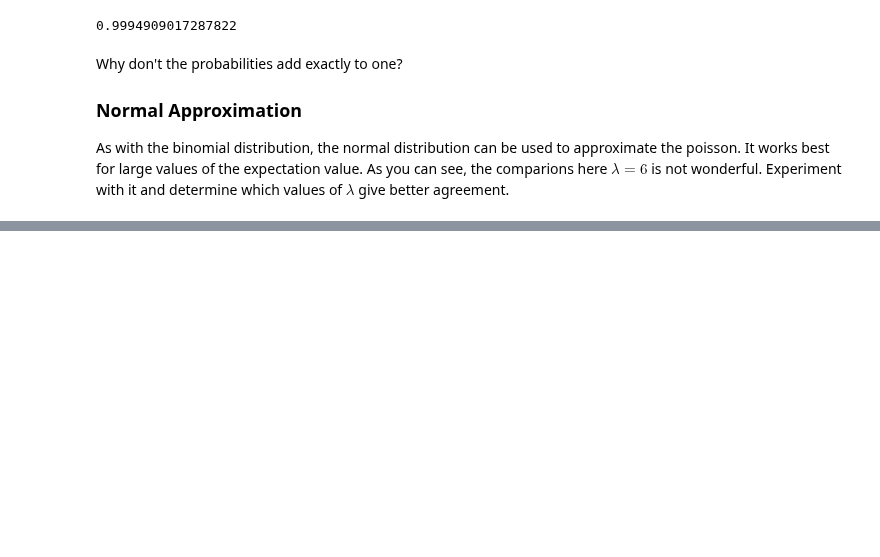
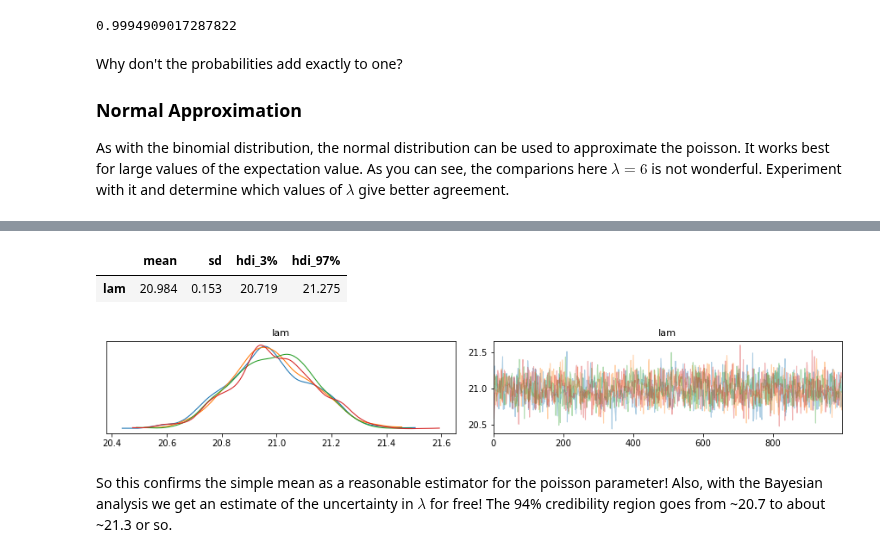
Before and after one commit to sspickle/instrumentation-projects, a Jupyter notebook: proj5/Poisson Distribution.ipynb, the cells around one changed output, grey strips where cells are left out. Drawn from its saved outputs; the diff is of its cells as text; code cells hidden in the pictures; blank space fills up the shorter version.

```diff
--- a/proj5/Poisson Distribution.ipynb
+++ b/proj5/Poisson Distribution.ipynb
@@ -180,0 +185,6 @@ pl.grid()
+# %%
+y=pd.read_csv('poisson.csv').data.values
+mu = y.mean()
+ndata = len(y)
+
+ndata, mu
@@ -180,0 +195,5 @@ pl.grid()
+# %%
+with pm.Model() as model:
+    lam = pm.HalfCauchy("lam",50) # start with a fairly broad prior
+    n = pm.Poisson("n", mu=lam, observed=y)
+    trace = pm.sample(1000, return_inferencedata=True)
@@ -180,0 +207,9 @@ pl.grid()
+# %%
+az.plot_trace(trace)
+az.summary(trace,kind="stats")
+# %% [output]
+|  | mean | sd | hdi_3% | hdi_97% |
+| lam | 20.984 | 0.153 | 20.719 | 21.275 |
+[figure, added]
+# %% [markdown]
+So this confirms the simple mean as a reasonable estimator for the poisson parameter! Also, with the Bayesian analysis we get an estimate of the uncertainty in $\lambda$ for free! The 94% credibility region goes from ~20.7 to about ~21.3 or so.
```
Also changed, not shown: parts of 13 cells of this notebook, 1 other file.
